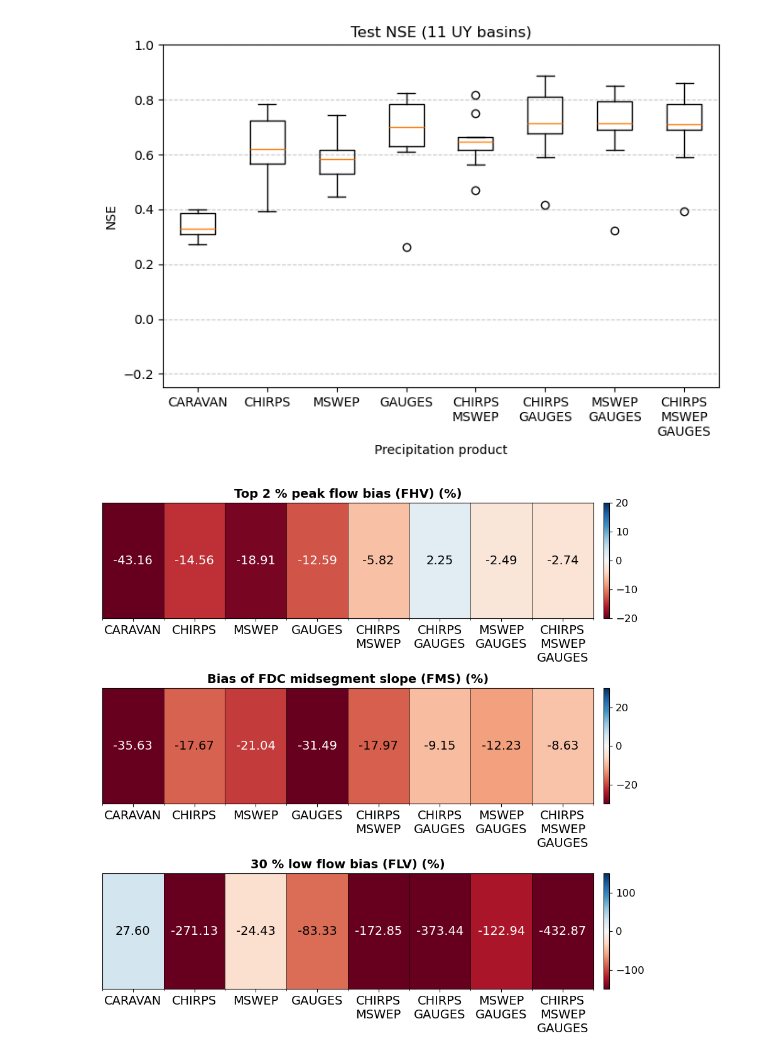
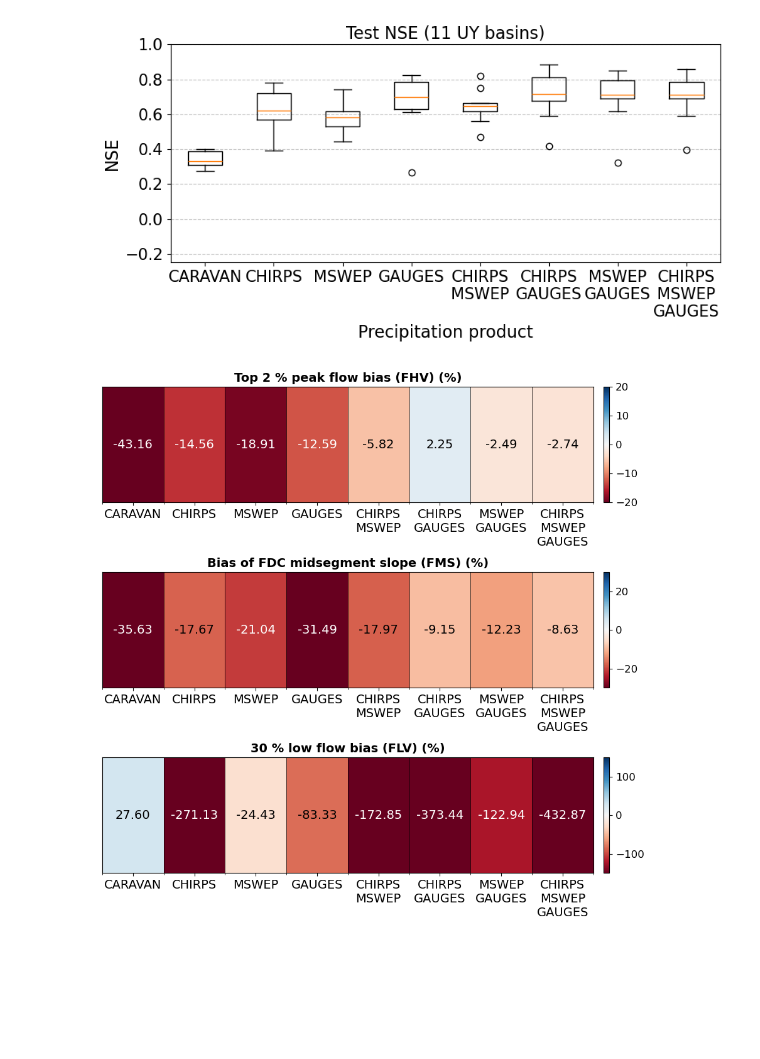
Before and after one commit to DSHydro/NeuralHydrologyAzure, a Jupyter notebook: 3_analyzing_results/3_uy_basins/2_uy_runs_metrics.ipynb, the cells around one changed output. Cells and saved outputs as stored; diff of their text form; code cells hidden in the pictures; blank space fills up the shorter version.

```diff
--- a/3_analyzing_results/3_uy_basins/2_uy_runs_metrics.ipynb
+++ b/3_analyzing_results/3_uy_basins/2_uy_runs_metrics.ipynb
@@ -20,3 +8,7 @@ import matplotlib.colors as mcolors
+# %%
+# ----------- Paths -----------
+TESTING_METRICS_DIR = Path("../../2_final_runs/3_uy_basins/ensemble_testing_metrics")
+PEAK_METRICS_DIR    = Path("../../2_final_runs/3_uy_basins/ensemble_peak_metrics")
 # %%
 # UY
 run_configs = [
@@ -49,31 +27,25 @@ run_metrics
 # %%
-# labels = [
-#     "CARAVAN",
-#     "CHIRPS",
-#     "MSWEP",
-#     "GAUGES",
-#     "CHIRPS\nMSWEP",
-#     "CHIRPS\nGAUGES",
-#     "MSWEP\nGAUGES",
-#     "CHIRPS\nMSWEP\nGAUGES",
-# ]
-
 nse_data = []
 
 for run in run_metrics:
-    df = pd.read_csv(f"../../2_final_runs/3_uy_basins/ensemble_testing_metrics/{run}.csv")
+    df = pd.read_csv(TESTING_METRICS_DIR / f"{run}.csv")
     nse_data.append(df["NSE"].dropna().values)
 
-plt.figure(figsize=(7, 5))
+plt.figure(figsize=(8.5, 4.5))
 plt.boxplot(nse_data, labels=labels, showfliers=True)
 
-plt.ylabel("NSE")
-plt.xlabel("Precipitation product")
-plt.title("Test NSE (11 UY basins)")
+plt.ylabel("NSE", fontsize=16)
+plt.xlabel("Precipitation product", fontsize=16)
+plt.title("Test NSE (11 UY basins)", fontsize=16)
+
+# For poster
+plt.xticks(fontsize=15)
+plt.yticks(fontsize=15)
+
 plt.ylim(-0.25,1)  # NSE is typically ≤ 1
 plt.tight_layout()
 plt.grid(axis = 'y', linestyle='--', alpha=0.7)
 plt.show()
 # %% [output]
-[figure, old version]
+[figure, new version]
 # %%
```
Also changed, not shown: parts of 6 cells of this notebook, 9 other files.
